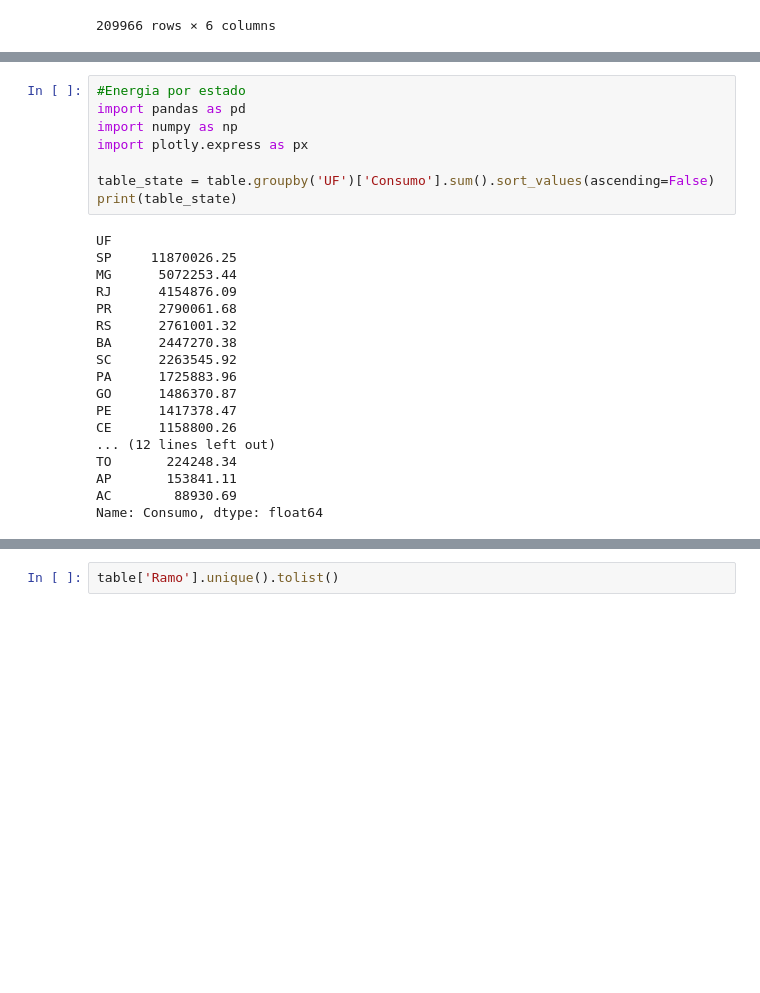
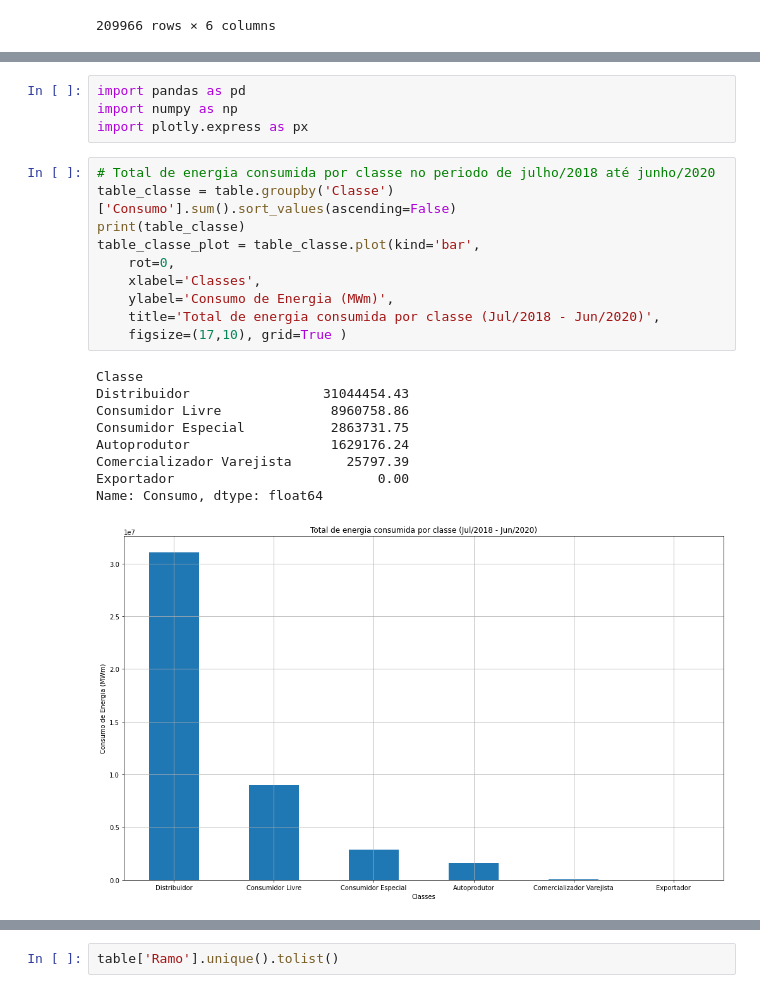
Before and after one commit to freireoliveira/tecnicas_1, a Jupyter notebook: Projeto_Tecnicas_Program1.ipynb, the cells around one changed output, grey strips where cells are left out. Saved outputs shown, nothing was run; the diff lists cells and outputs as text; blank space fills up the shorter version.

```diff
--- a/Projeto_Tecnicas_Program1.ipynb
+++ b/Projeto_Tecnicas_Program1.ipynb
@@ -247,26 +281,24 @@ fig.show()
 # %%
-#Energia por estado
 import pandas as pd
 import numpy as np
 import plotly.express as px
-
-table_state = table.groupby('UF')['Consumo'].sum().sort_values(ascending=False)
-print(table_state)
-# %% [output]
-UF
-SP     11870026.25
-MG      5072253.44
-RJ      4154876.09
-PR      2790061.68
-RS      2761001.32
-BA      2447270.38
-SC      2263545.92
-PA      1725883.96
-GO      1486370.87
-PE      1417378.47
-CE      1158800.26
-... (12 lines left out)
-TO       224248.34
-AP       153841.11
-AC        88930.69
-Name: Consumo, dtype: float64
+# %%
+# Total de energia consumida por classe no periodo de julho/2018 até junho/2020
+table_classe = table.groupby('Classe')['Consumo'].sum().sort_values(ascending=False)
+print(table_classe)
+table_classe_plot = table_classe.plot(kind='bar',
+    rot=0,
+    xlabel='Classes',
+    ylabel='Consumo de Energia (MWm)',
+    title='Total de energia consumida por classe (Jul/2018 - Jun/2020)',
+    figsize=(17,10), grid=True )
+# %% [output]
+Classe
+Distribuidor                 31044454.43
+Consumidor Livre              8960758.86
+Consumidor Especial           2863731.75
+Autoprodutor                  1629176.24
+Comercializador Varejista       25797.39
+Exportador                          0.00
+Name: Consumo, dtype: float64
+[figure, added]
```
Also changed, not shown: parts of 11 cells of this notebook.
